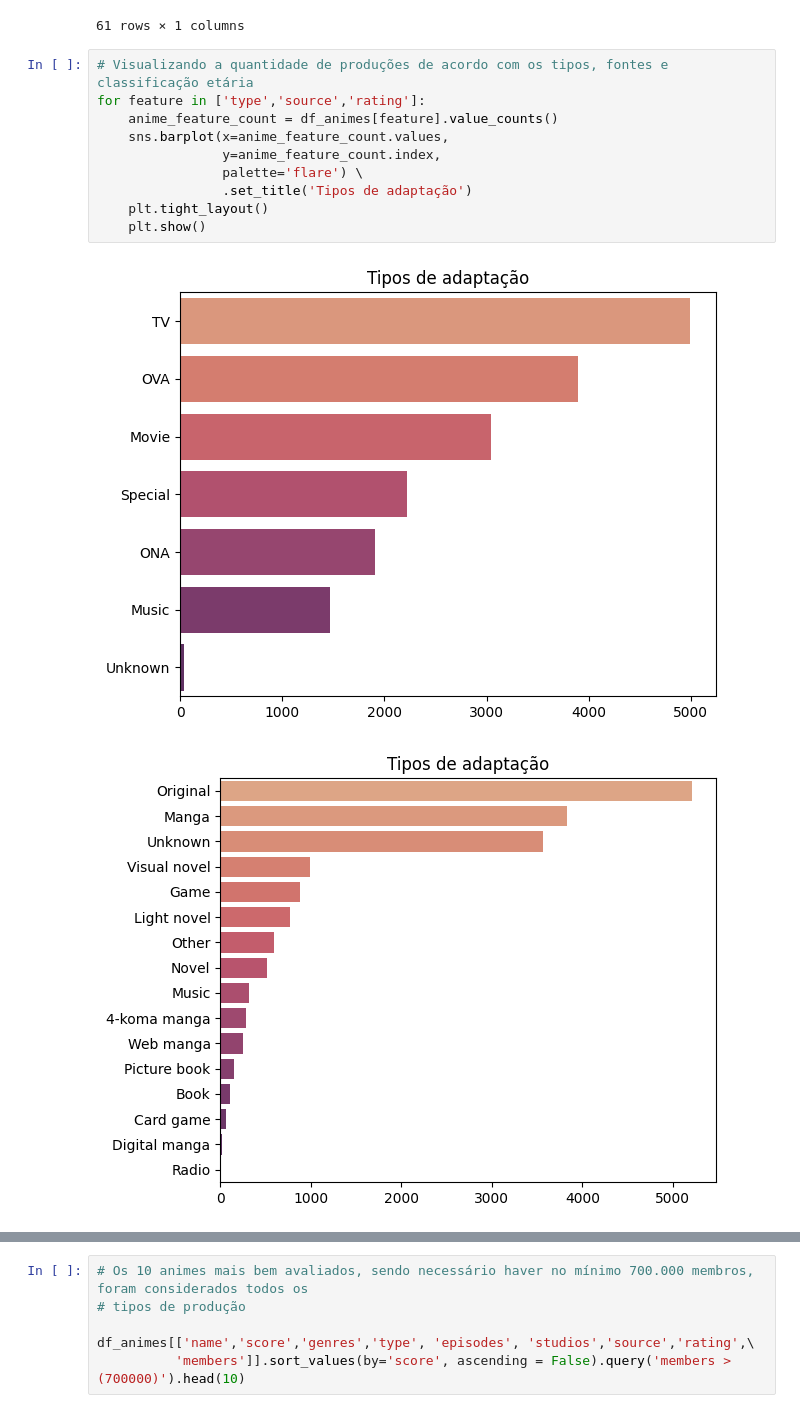
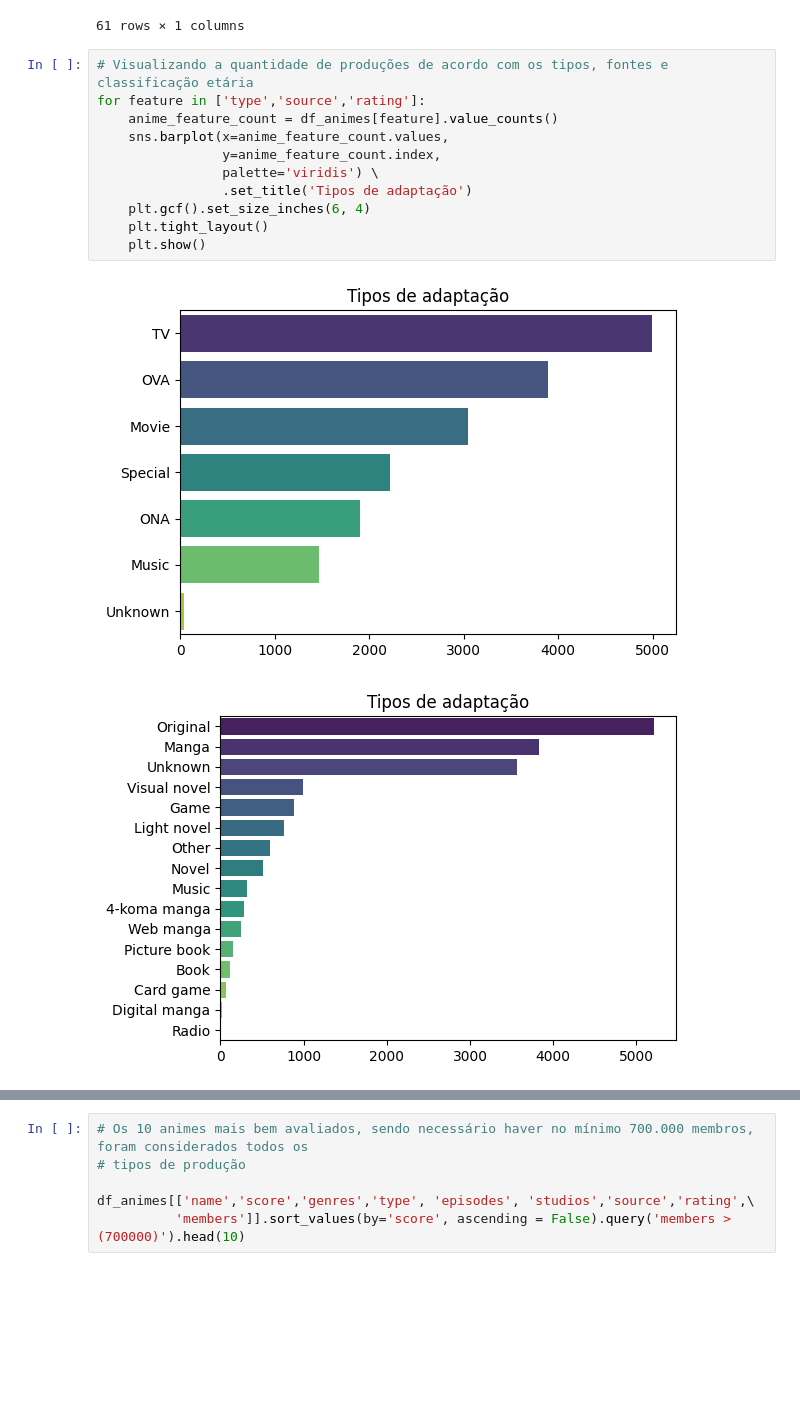
Before and after one commit to FLPSP/Anime-Recommender-System, a Jupyter notebook: recommender_system.ipynb, the cells around one changed output, grey strips where cells are left out. Drawn from its saved outputs; the diff is of its cells as text; blank space fills up the shorter version.

```diff
--- a/recommender_system.ipynb
+++ b/recommender_system.ipynb
@@ -193,13 +204,14 @@ for feature in ['type','source','rating','season','year']:
 # %%
 # Visualizando a quantidade de produções de acordo com os tipos, fontes e classificação etária
 for feature in ['type','source','rating']:
     anime_feature_count = df_animes[feature].value_counts()
     sns.barplot(x=anime_feature_count.values,
                 y=anime_feature_count.index,
-                palette='flare') \
+                palette='viridis') \
                 .set_title('Tipos de adaptação')
+    plt.gcf().set_size_inches(6, 4)
     plt.tight_layout()
     plt.show()
 # %% [output]
-[figure, old version]
+[figure, new version]
-[figure, old version]
+[figure, new version]
```
Also changed, not shown: parts of 18 cells of this notebook.
